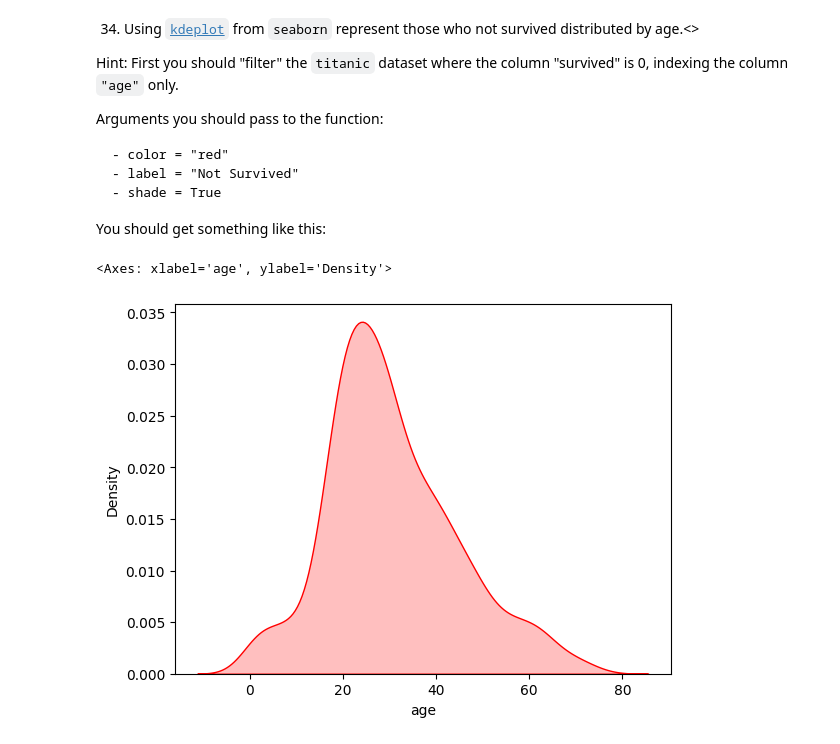
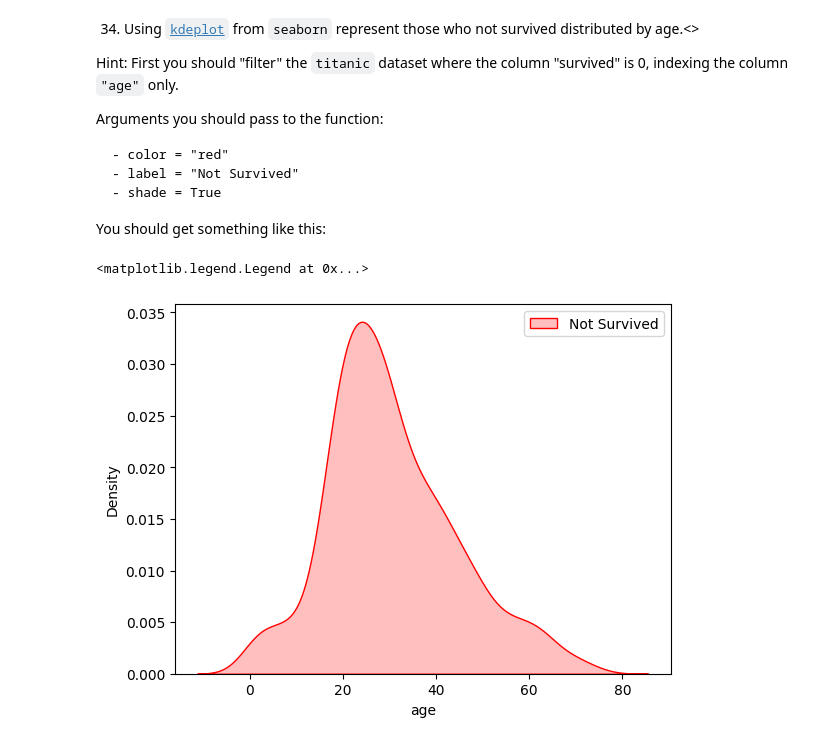
Before and after one commit to PacoFletcher/2503_dsft_thebridge_paco, a Jupyter notebook: 2-Data_Analysis/2-Pandas/Practica/7-Titanic/Titanic-exercise.ipynb, the cells around one changed output. Drawn from its saved outputs; the diff is of its cells as text; code cells hidden in the pictures.

```diff
--- a/2-Data_Analysis/2-Pandas/Practica/7-Titanic/Titanic-exercise.ipynb
+++ b/2-Data_Analysis/2-Pandas/Practica/7-Titanic/Titanic-exercise.ipynb
@@ -708,8 +718,9 @@ Arguments you should pass to the function:
 You should get something like this:
 # %%
 sns.kdeplot(data = titanic[titanic["survived"] == 0], x = "age", color="red", label = "Not Survived", fill = True)
+plt.legend()
 # %% [output]
-<Axes: xlabel='age', ylabel='Density'>
+<matplotlib.legend.Legend at 0x...>
-[figure, old version]
+[figure, new version]
 # %% [markdown]
 ![kdeplot](./img/kdeplotsur.png)
```
Also changed, not shown: parts of 15 cells of this notebook.
